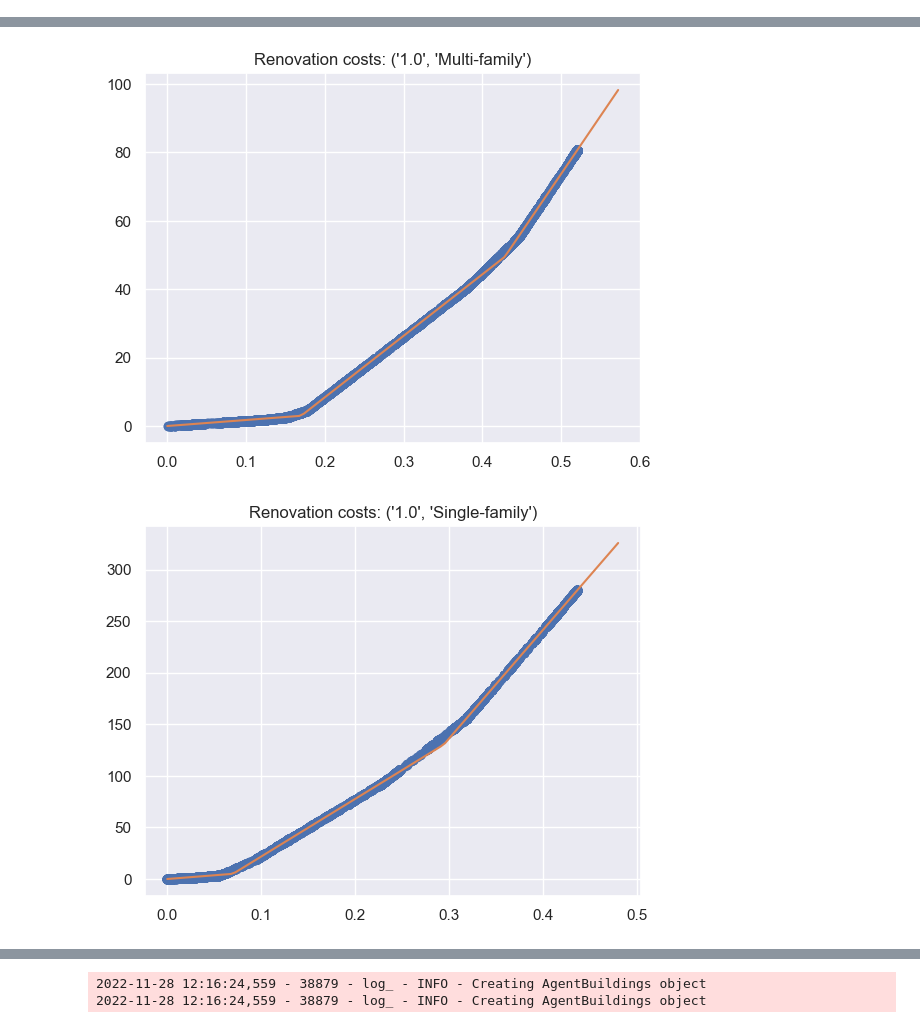
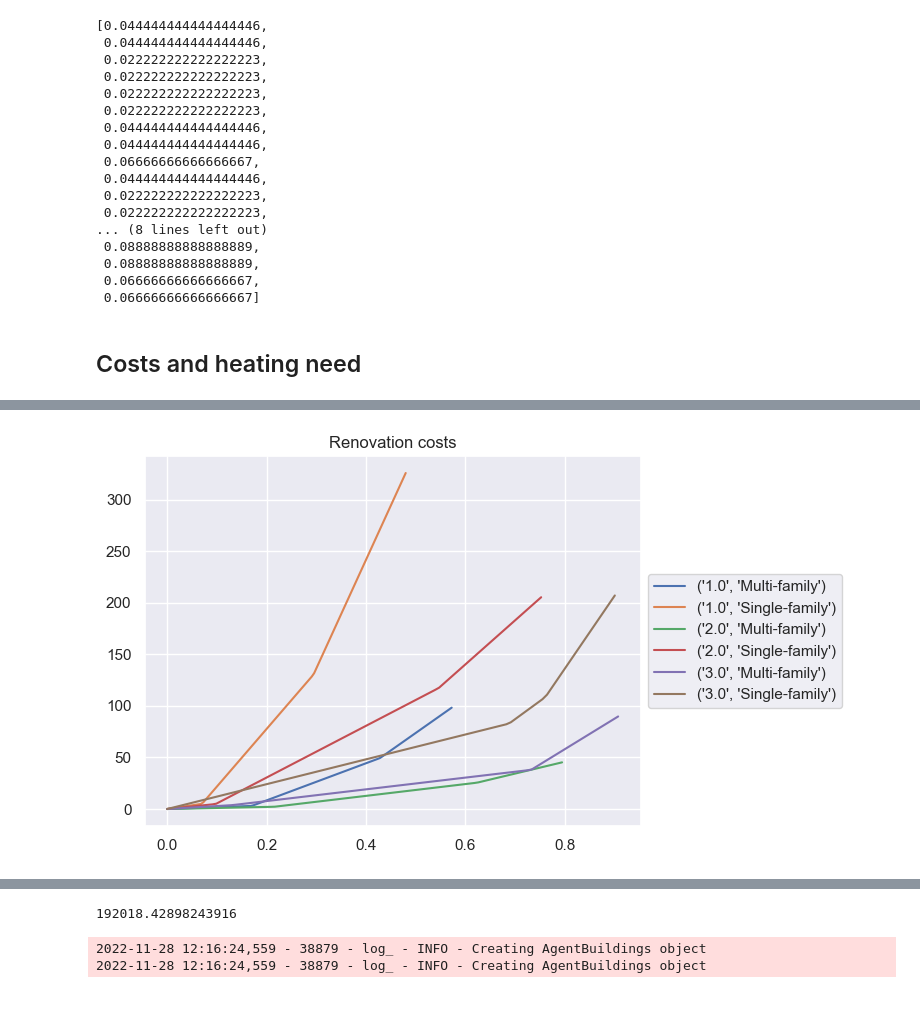
Before and after one commit to CIRED/EOLES-Coupling, a Jupyter notebook: greenfield_with_heat.ipynb, the cells around one changed output, grey strips where cells are left out. Saved outputs shown, nothing was run; the diff lists cells and outputs as text; code cells hidden in the pictures.

```diff
--- a/greenfield_with_heat.ipynb
+++ b/greenfield_with_heat.ipynb
@@ -27,5 +50,35 @@ logger.addHandler(console_handler)
+# %%
+L = [2, 2, 1, 1, 1, 1, 2, 2, 3, 2, 1, 1, 1, 1, 1, 1, 1, 2, 2, 3, 4, 4, 3, 3]
+[e/sum(L) for e in L]
+# %% [output]
+[0.044444444444444446,
+ 0.044444444444444446,
+ 0.022222222222222223,
+ 0.022222222222222223,
+ 0.022222222222222223,
+ 0.022222222222222223,
+ 0.044444444444444446,
+ 0.044444444444444446,
+ 0.06666666666666667,
+ 0.044444444444444446,
+ 0.022222222222222223,
+ 0.022222222222222223,
+... (8 lines left out)
+ 0.08888888888888889,
+ 0.08888888888888889,
+ 0.06666666666666667,
+ 0.06666666666666667]
+# %% [markdown]
+## Costs and heating need
 # %%
-dict_cost, dict_heat = social_planner(aggregation_archetype=['Wall class', 'Housing type'], climate=2006, smooth=False, building_stock="medium_3")
+hourly_profile_test = heating_hourly_profile(method="valentin", percentage=0)
+
+# TODO: attention au choix de hourly profile !!
+# ['Occupancy status', 'Income owner', 'Income tenant', 'Housing type', 'Heating system']
+dict_cost, dict_heat = social_planner(aggregation_archetype=['Wall class', "Housing type"], climate=2006, smooth=False, building_stock="medium_3",
+                                      hourly_profile=hourly_profile_test)
 dict_heat = process_heating_need(dict_heat, climate=2006)
-linearized_renovation_costs, threshold_linearized_renovation_costs = piecewise_linearization_cost_efficiency(dict_cost, number_of_segments=3, plot=True, plot_tot=False)
+linearized_renovation_costs, threshold_linearized_renovation_costs = piecewise_linearization_cost_efficiency(dict_cost, number_of_segments=3, plot=True, plot_tot=True)
+
+threshold_linearized_renovation_costs[threshold_linearized_renovation_costs < 0] = 0  # handles cases where the linearization was not perfect
 # %% [output]
@@ -34,2 +90 @@ linearized_renovation_costs, threshold_linearized_renovation_costs = piecewise_l
-[figure, old version]
+[figure, new version]
-[figure, removed]
@@ -40,3 +91,7 @@ linearized_renovation_costs, threshold_linearized_renovation_costs = piecewise_l
+# %%
+sum([(dict_heat[key]*1).sum() for key in dict_heat.keys()])
+# %% [output]
+192018.42898243916
 # %%
 from project.utils import make_plots
 dict_cost, dict_heat = social_planner(aggregation_archetype=['Wall class', 'Housing type'], climate=2006, smooth=False, building_stock="medium_3", percent=False)
```
Also changed, not shown: parts of 60 cells of this notebook, 6 other files.
